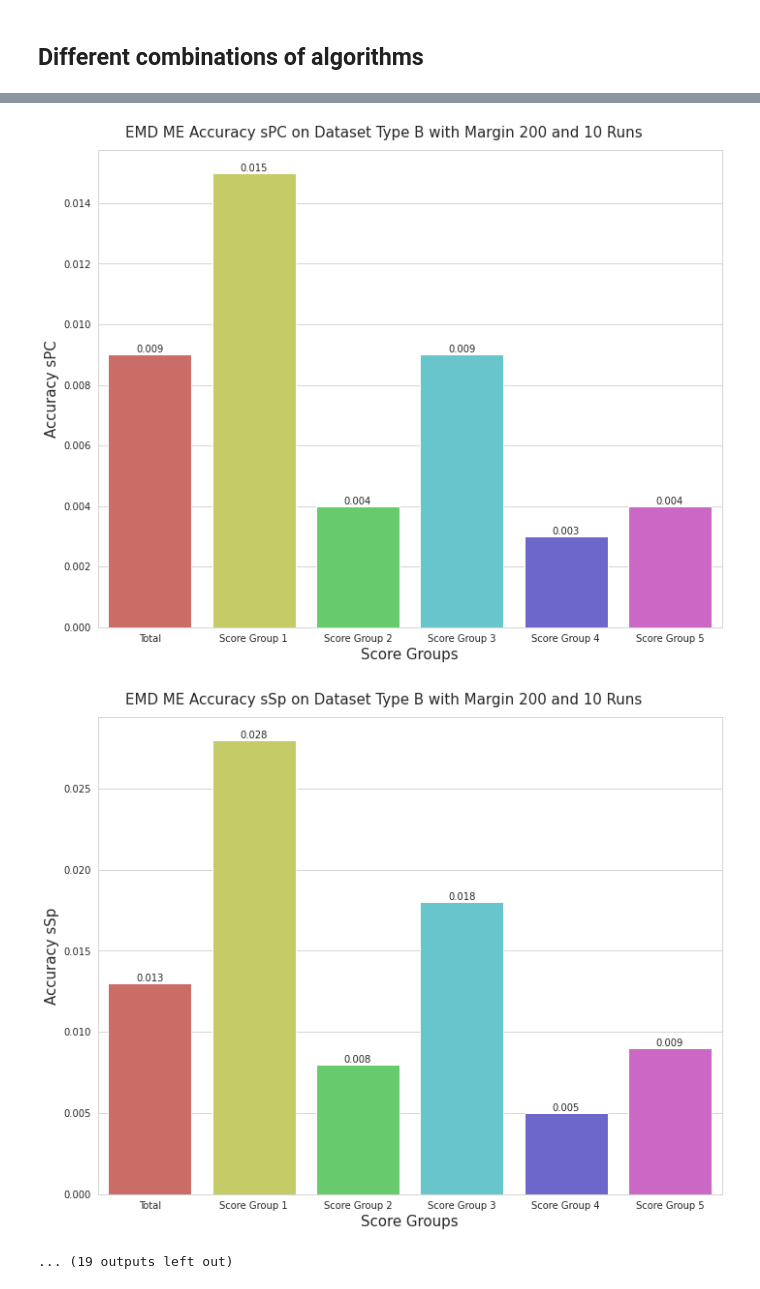
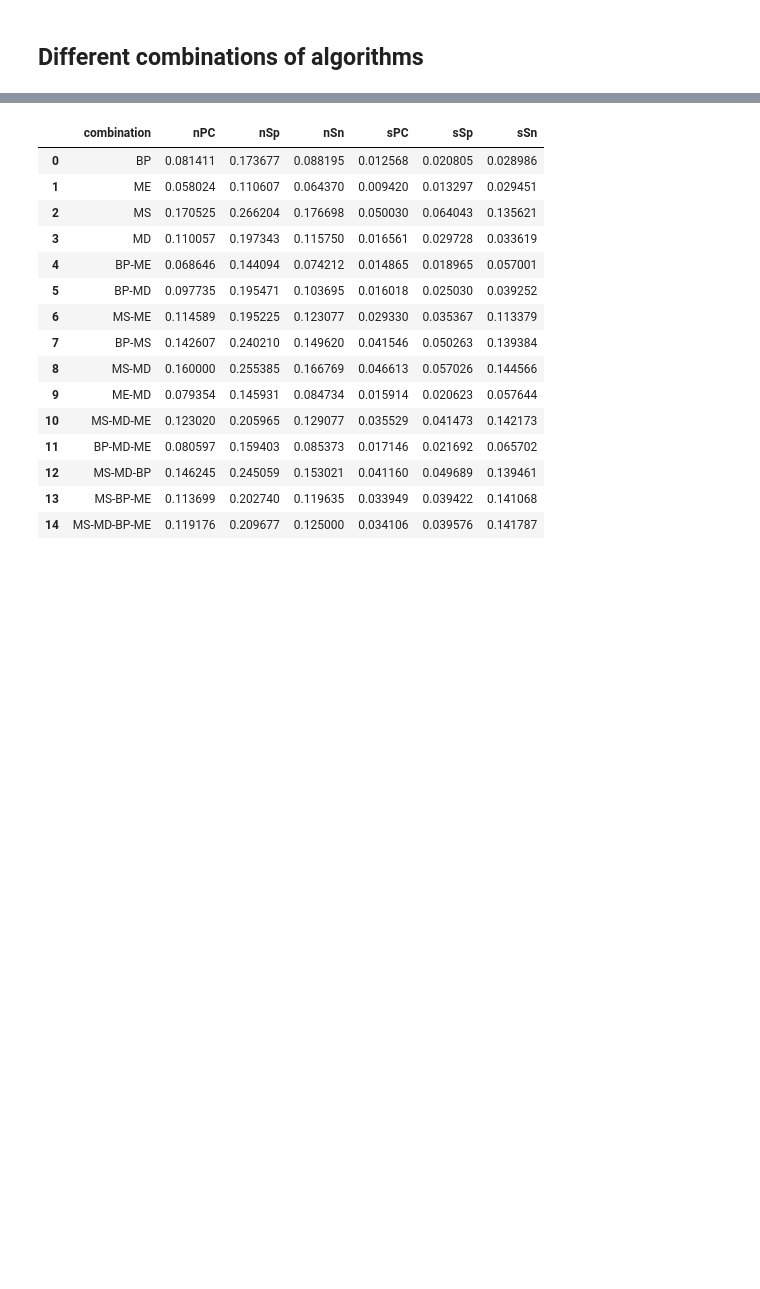
Before and after one commit to SpyrosAlvanakis/Molecular_Algorithms_project, a Jupyter notebook: Run_EMD_Pipeline.ipynb, the cells around one changed output, grey strips where cells are left out. Cells and saved outputs as stored; diff of their text form; code cells hidden in the pictures; blank space fills up the shorter version.

```diff
--- a/Run_EMD_Pipeline.ipynb
+++ b/Run_EMD_Pipeline.ipynb
@@ -375,13 +368,26 @@ for acc in ['sPC', 'sSp', 'sSn']:
 # %%
 combinations = [['bioprospector'], ['meme'], ['motifSampler'], ['mdscan'], ['bioprospector', 'meme'], ['bioprospector', 'mdscan'],
                 ['motifSampler', 'meme'], ['bioprospector', 'motifSampler'], ['motifSampler', 'mdscan'], ['meme', 'mdscan'],
-                ['motifSampler', 'mdscan', 'meme'], ['bioprespector', 'mdscan', 'meme'], ['motifSampler', 'mdscan', 'bioprospector'],
-                ['motifSampler', 'bioprospector', 'meme']
+                ['motifSampler', 'mdscan', 'meme'],
+                ['bioprospector', 'mdscan', 'meme'], ['motifSampler', 'mdscan', 'bioprospector'],
+                ['motifSampler', 'bioprospector', 'meme'], ['motifSampler', 'mdscan', 'bioprospector', 'meme']
                 ]
 grouped_df = pd.read_csv('CSVs/grouping/Concatenated.csv')
-for algs in combinations:
+
+results_dict = {'combination': [],
+                'nPC': [],
+                'nSp': [],
+                'nSn': [],
+                'sPC': [],
+                'sSp': [],
+                'sSn': [],
+                }
+for i in tqdm(range(len(combinations)), desc = 'Progress'):
+    algs = combinations[i]
+    results_dict['combination'].append(fix_alg_names(algs))
+
     g_df = select_algorithms_to_vote(grouped_df.copy(), algs)
-    print(g_df.shape)
+    # print(g_df.shape)
 
     # Voting
     voting_results = calculate_voting_results(g_df.copy())
@@ -395,7 +401,7 @@ for algs in combinations:
 
     dataset_path = os.path.join(os.getcwd(), 'Data/datasetB200')
     added_sites_seq_df = add_predicted_site_sequence(extraction_results_df.copy(), dataset_path)
-    print(added_sites_seq_df.shape)
+    # print(added_sites_seq_df.shape)
     #
     # # Evaluation
     dataset_path = os.path.join(os.getcwd(), 'Data/datasetB200')
@@ -404,12 +410,19 @@ for algs in combinations:
     pred_and_truth_df = add_ground_truth_columns(added_sites_seq_df.copy(), true_motifs_path, dataset_path)
     pred_and_truth_df = add_nucleotide_metrics_columns(pred_and_truth_df.copy())
     pred_and_truth_df.to_csv(os.path.join(os.getcwd(), f'CSVs/extraction/positions_{algs}_with_metrics.csv'), index=False, encoding='utf-8')
-    print(f'For {algs} combination the Accuracy scores are:')
+    # print(f'For {algs} combination the Accuracy scores are:')
     for acc in ['nPC', 'nSp', 'nSn']:
-        plot_nucleotide_accuracies(pred_and_truth_df.copy(), mode=acc, algorithms=algs)
-        print(f'{acc} = {nucleotide_accuracy(pred_and_truth_df.copy(), mode=acc)}')
+        # plot_nucleotide_accuracies(pred_and_truth_df.copy(), mode=acc, algorithms=algs)
+        score = nucleotide_accuracy(pred_and_truth_df.copy(), mode=acc)
+        results_dict[acc].append(score)
+        print(f'{acc} = {score}')
 
     for acc in ['sPC', 'sSp', 'sSn']:
-        plot_site_accuracies(pred_and_truth_df.copy(), mode=acc, algorithms=algs)
-        print(f'{acc} = {site_accuracy(pred_and_truth_df.copy(), mode=acc)}')
+        # plot_site_accuracies(pred_and_truth_df.copy(), mode=acc, algorithms=algs)
+        score = site_accuracy(pred_and_truth_df.copy(), mode=acc)
+        results_dict[acc].append(score)
+        print(f'{acc} = {score}')
+
+scores_df = pd.DataFrame(results_dict)
+scores_df
 # %% [output]
@@ -442,3 +446,16 @@ sSn = 0.057001239157372985
-[figure, removed]
-[figure, removed]
-... (19 outputs left out)
+|  | combination | nPC | nSp | nSn | sPC | sSp | sSn |
+| 0 | BP | 0.081411 | 0.173677 | 0.088195 | 0.012568 | 0.020805 | 0.028986 |
+| 1 | ME | 0.058024 | 0.110607 | 0.064370 | 0.009420 | 0.013297 | 0.029451 |
+| 2 | MS | 0.170525 | 0.266204 | 0.176698 | 0.050030 | 0.064043 | 0.135621 |
+| 3 | MD | 0.110057 | 0.197343 | 0.115750 | 0.016561 | 0.029728 | 0.033619 |
+| 4 | BP-ME | 0.068646 | 0.144094 | 0.074212 | 0.014865 | 0.018965 | 0.057001 |
+| 5 | BP-MD | 0.097735 | 0.195471 | 0.103695 | 0.016018 | 0.025030 | 0.039252 |
+| 6 | MS-ME | 0.114589 | 0.195225 | 0.123077 | 0.029330 | 0.035367 | 0.113379 |
+| 7 | BP-MS | 0.142607 | 0.240210 | 0.149620 | 0.041546 | 0.050263 | 0.139384 |
+| 8 | MS-MD | 0.160000 | 0.255385 | 0.166769 | 0.046613 | 0.057026 | 0.144566 |
+| 9 | ME-MD | 0.079354 | 0.145931 | 0.084734 | 0.015914 | 0.020623 | 0.057644 |
+| 10 | MS-MD-ME | 0.123020 | 0.205965 | 0.129077 | 0.035529 | 0.041473 | 0.142173 |
+| 11 | BP-MD-ME | 0.080597 | 0.159403 | 0.085373 | 0.017146 | 0.021692 | 0.065702 |
+| 12 | MS-MD-BP | 0.146245 | 0.245059 | 0.153021 | 0.041160 | 0.049689 | 0.139461 |
+| 13 | MS-BP-ME | 0.113699 | 0.202740 | 0.119635 | 0.033949 | 0.039422 | 0.141068 |
+| 14 | MS-MD-BP-ME | 0.119176 | 0.209677 | 0.125000 | 0.034106 | 0.039576 | 0.141787 |
```
Also changed, not shown: parts of 15 cells of this notebook, 1 other file.
